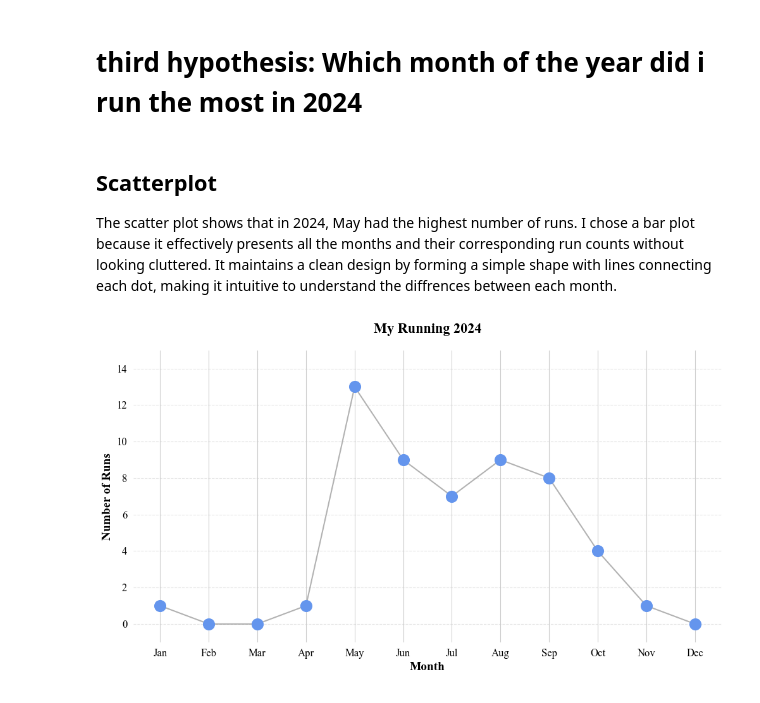
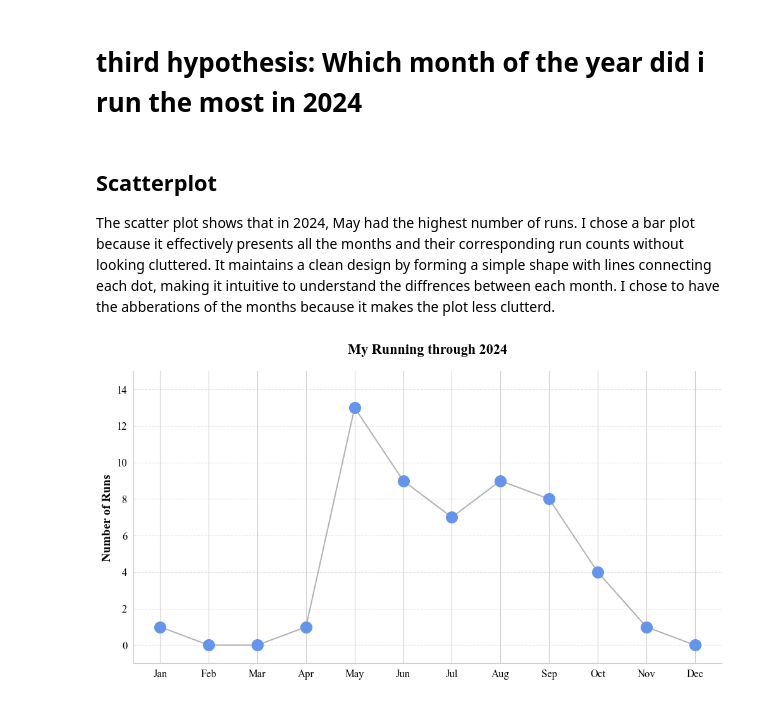
Before and after one commit to Kristine-jo/ExamPSY3035, a Jupyter notebook: Script/stravadata.ipynb, the cells around one changed output. Drawn from its saved outputs; the diff is of its cells as text; code cells hidden in the pictures.

```diff
--- a/Script/stravadata.ipynb
+++ b/Script/stravadata.ipynb
@@ -132,10 +131,0 @@ I should note that in the colder months (January, February, March, and April), I
-# %%
-
-# Ensure "Activity Date" is in datetime format
-df["Activity Date"] = pd.to_datetime(df["Activity Date"], errors='coerce') #coerce make sure invalid numers are not included
-
-# extracting time of day
-df["hour"] = df["Activity Date"].dt.hour
-
-# Check the first few rows
-print(df.head())
@@ -391,8 +363,5 @@ plt.show()
 [figure]
 # %% [markdown]
 # third hypothesis: Which month of the year did i run the most in 2024
-# %%
-#convert date in to datetime format
-df["Activity Date"] = pd.to_datetime(df["Activity Date"]) #extract only time from the variable
 # %%
 
@@ -411,7 +380,7 @@ month_order = ['Jan', 'Feb', 'Mar', 'Apr', 'May', 'Jun',
 monthly_counts = monthly_counts.reindex(month_order, fill_value=0)
 # %% [markdown]
 ## Scatterplot
-The scatter plot shows that in 2024, May had the highest number of runs. I chose a bar plot because it effectively presents all the months and their corresponding run counts without looking cluttered. It maintains a clean design by forming a simple shape with lines connecting each dot, making it intuitive to understand the diffrences between each month.
+The scatter plot shows that in 2024, May had the highest number of runs. I chose a bar plot because it effectively presents all the months and their corresponding run counts without looking cluttered. It maintains a clean design by forming a simple shape with lines connecting each dot, making it intuitive to understand the diffrences between each month. I chose to have the abberations of the months because it makes the plot less clutterd.
 # %%
 # Set figure size
 plt.figure(figsize=(12, 6))
@@ -426,34 +395,34 @@ sns.scatterplot(
     linewidth=1.5,
     zorder=3
 )
 
 # Connect points with a smooth line
 plt.plot(
     monthly_counts.index,
     monthly_counts.values,
     linestyle="-",
     linewidth=1.5,
     color="gray",
     alpha=0.6, #detemrines trancparency
     zorder=2 #determines whether the items are placed in front or behind eachother
 )
 
 # Labels and title with Times New Roman font
-plt.xlabel("Month", fontsize=14, fontweight="bold", color="black", fontname="Times New Roman")
+plt.xlabel("", fontsize=14, fontweight="bold", color="black", fontname="Times New Roman")
 plt.ylabel("Number of Runs", fontsize=14, fontweight="bold", color="black", fontname="Times New Roman")
 plt.ylim(-1, 15) #adds some space on the y axis so that the datapoints don’t align with the x-axis
-plt.title("My Running 2024", fontsize=16, fontweight="bold", color="black", fontname="Times New Roman", pad=20)
+plt.title("My Running through 2024", fontsize=16, fontweight="bold", color="black", fontname="Times New Roman", pad=20)
 
 # Adjust x and y ticks
 plt.xticks(rotation=0, fontsize=12, color="black", fontname="Times New Roman")
 plt.yticks(fontsize=12, color="black", fontname="Times New Roman")
 
 #background lines
 plt.grid(axis="y", linestyle="--", alpha=0.5)
 
-sns.despine(left=True, bottom=True)
+sns.despine()
 
 # Show the plot
 plt.show()
 # %% [output]
-[figure, old version]
+[figure, new version]
```
Also changed, not shown: parts of 12 cells of this notebook.
